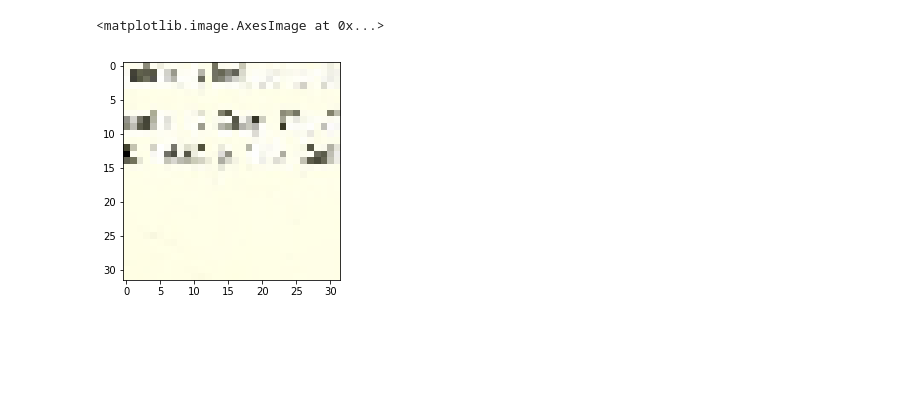
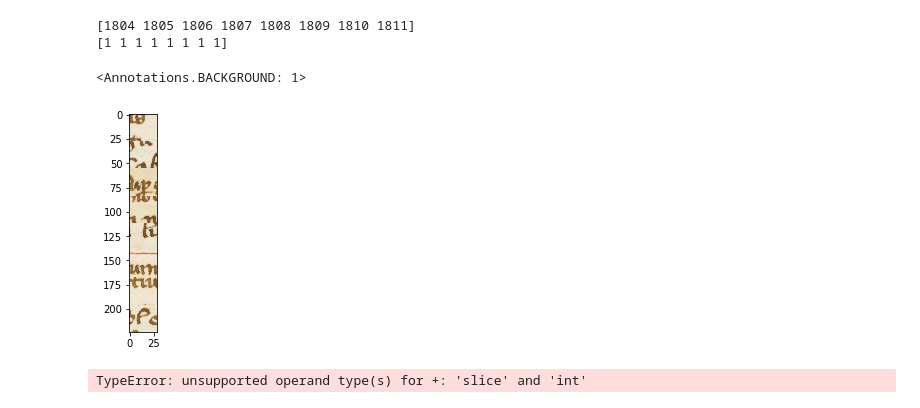
Before and after one commit to kaphka/imi-master-thesis, a Jupyter notebook: notebooks/createSLICpatches.ipynb, the cells around one changed output. Drawn from its saved outputs; the diff is of its cells as text; code cells hidden in the pictures; blank space fills up the shorter version.

```diff
--- a/notebooks/createSLICpatches.ipynb
+++ b/notebooks/createSLICpatches.ipynb
@@ -142,7 +161,0 @@ NameError: name 'offset' is not defined
-# %%
-patch = centered_patch(image, m, n, width,offset)
-patch = img_as_ubyte(patch)
-small = resize(patch, (28,28))
-patches[1] = small
-
-plt.imshow(patches[0])
@@ -187,5 +161,0 @@ array([[[0, 0, 0],
-# %%
-plt.imshow(resize(patch, (32,32)))
-# %% [output]
-<matplotlib.image.AxesImage at 0x...>
-[figure, removed]
@@ -193,0 +162,20 @@ img_as_int?
+# %%
+# prune
+patchtes = patches[:patch_count]
+patch_meta = patch_meta[:patch_count]
+# %%
+n = 1750
+s = slice(n,n+8)
+plt.imshow(np.concatenate(patches[s]))
+print(patch_meta[s,2])
+print(y[s])
+diva.Annotations(y[s][1])
+# %% [output]
+[1804 1805 1806 1807 1808 1809 1810 1811]
+[1 1 1 1 1 1 1 1]
+<Annotations.BACKGROUND: 1>
+[figure, added]
+# %%
+s + 8
+# %% [output]
+TypeError: unsupported operand type(s) for +: 'slice' and 'int'
```
Also changed, not shown: parts of 28 cells of this notebook, 4 other files.
